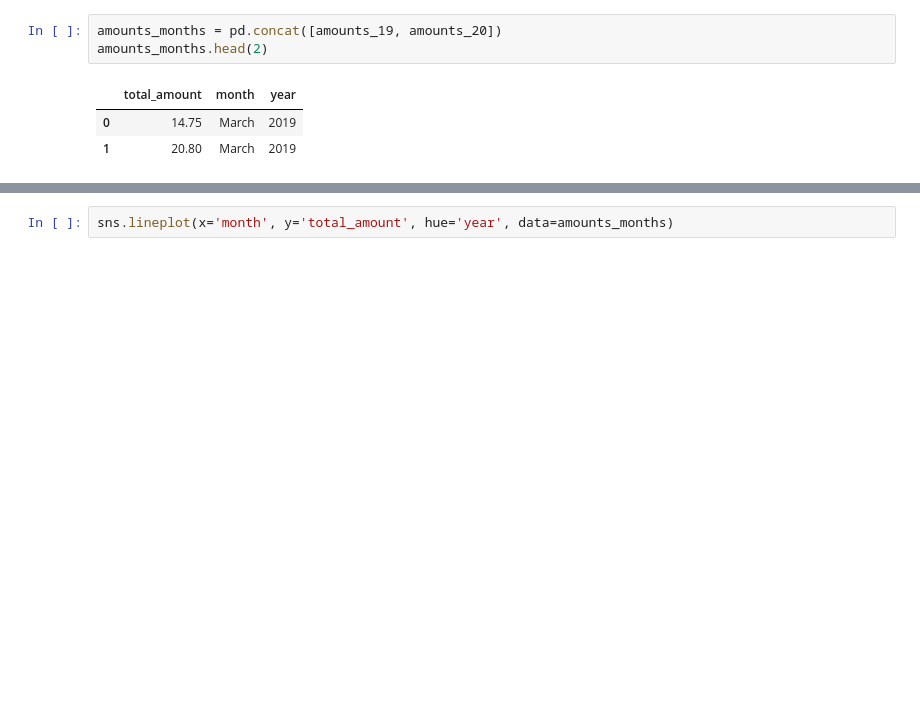
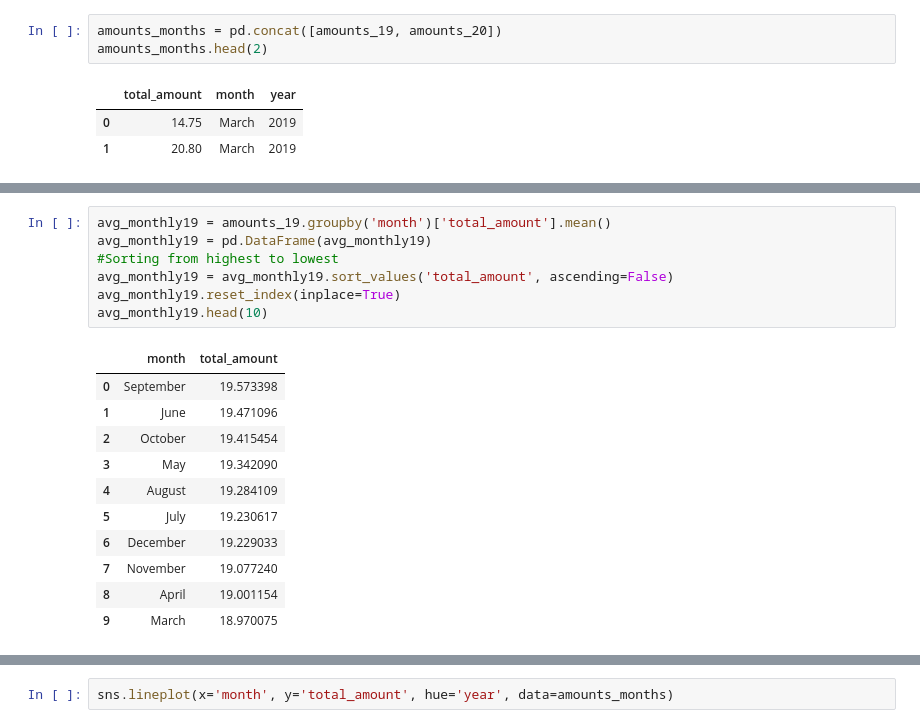
Before and after one commit to samtuleen/nyc-taxis-vs-covid, a Jupyter notebook: notebook1.ipynb, the cells around one changed output, grey strips where cells are left out. Saved outputs shown, nothing was run; the diff lists cells and outputs as text; blank space fills up the shorter version.

```diff
--- a/notebook1.ipynb
+++ b/notebook1.ipynb
@@ -55,0 +73,19 @@ amounts_months.head(2)
+# %%
+avg_monthly19 = amounts_19.groupby('month')['total_amount'].mean()
+avg_monthly19 = pd.DataFrame(avg_monthly19)
+#Sorting from highest to lowest
+avg_monthly19 = avg_monthly19.sort_values('total_amount', ascending=False)
+avg_monthly19.reset_index(inplace=True)
+avg_monthly19.head(10)
+# %% [output]
+|  | month | total_amount |
+| 0 | September | 19.573398 |
+| 1 | June | 19.471096 |
+| 2 | October | 19.415454 |
+| 3 | May | 19.342090 |
+| 4 | August | 19.284109 |
+| 5 | July | 19.230617 |
+| 6 | December | 19.229033 |
+| 7 | November | 19.077240 |
+| 8 | April | 19.001154 |
+| 9 | March | 18.970075 |
```
Also changed, not shown: parts of 6 cells of this notebook.
